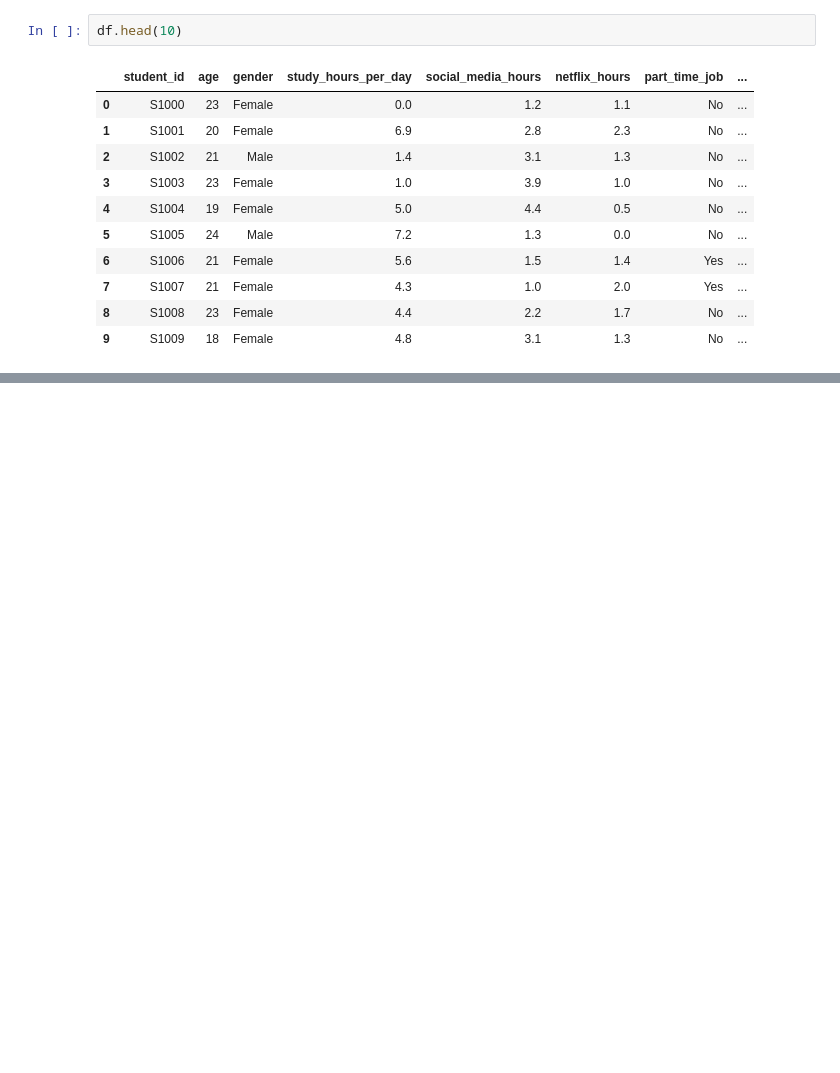
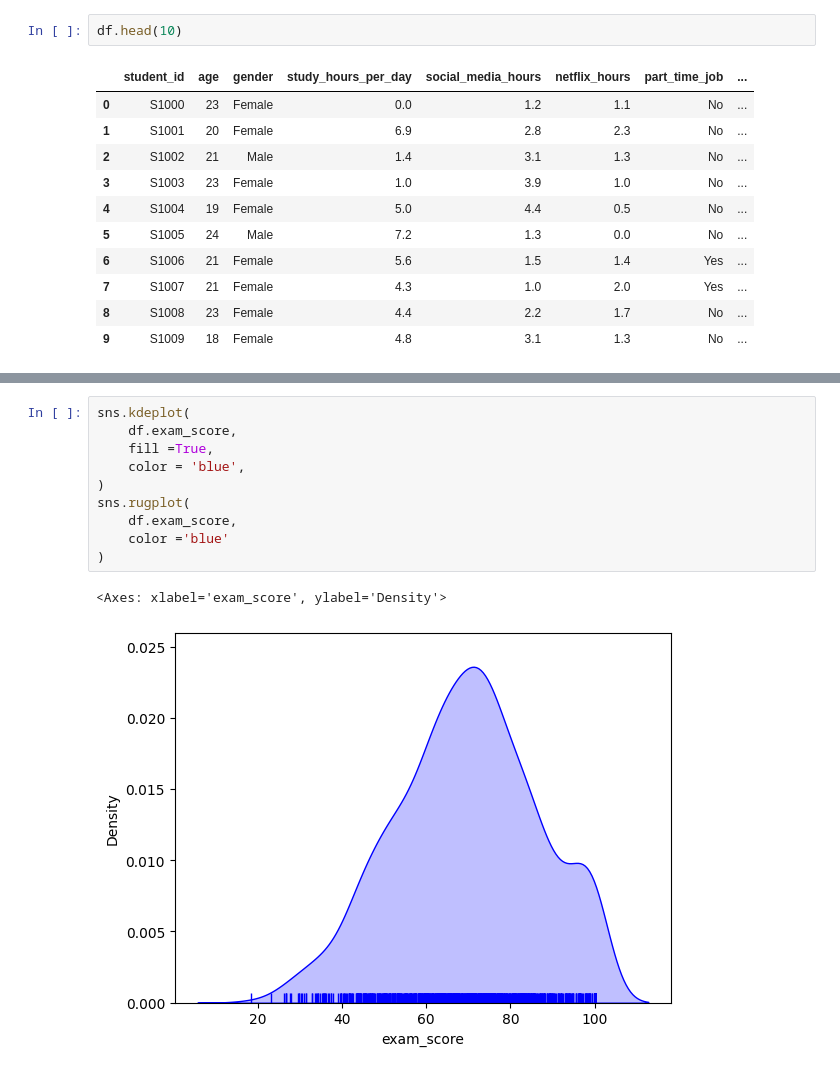
Before and after one commit to ISPC-23/ABP_practica_prof_2, a Jupyter notebook: scripts/preprocessing/Tratamiento_datos_rendimiento_academico.ipynb, the cells around one changed output, grey strips where cells are left out. Saved outputs shown, nothing was run; the diff lists cells and outputs as text; blank space fills up the shorter version.

```diff
--- a/scripts/preprocessing/Tratamiento_datos_rendimiento_academico.ipynb
+++ b/scripts/preprocessing/Tratamiento_datos_rendimiento_academico.ipynb
@@ -152,0 +192,13 @@ df.head(10)
+# %%
+sns.kdeplot(
+    df.exam_score,
+    fill =True,
+    color = 'blue',
+)
+sns.rugplot(
+    df.exam_score,
+    color ='blue'
+)
+# %% [output]
+<Axes: xlabel='exam_score', ylabel='Density'>
+[figure, added]
```
Also changed, not shown: parts of 47 cells of this notebook, 10 other files.
